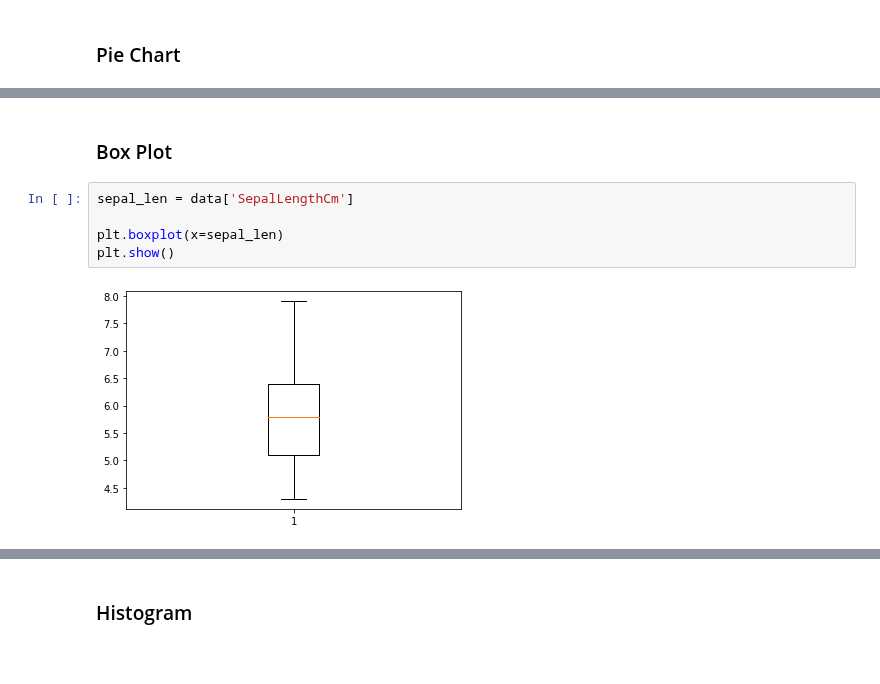
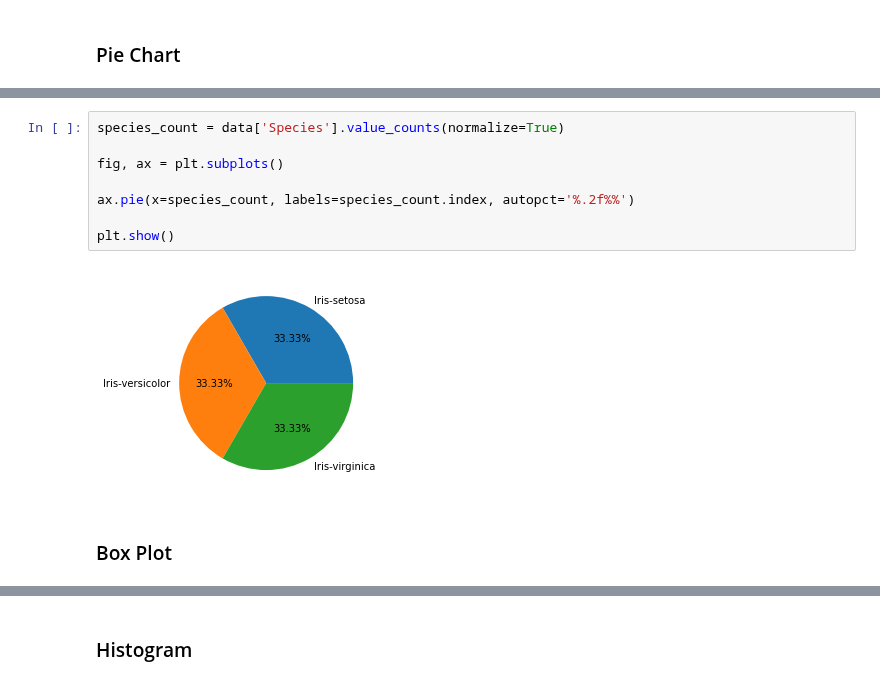
Before and after one commit to adhang/data-science-digital-skola, a Jupyter notebook: 15. Intermediate Visualization/Homework - Intermediate Visualization.ipynb, the cells around one changed output, grey strips where cells are left out. Saved outputs shown, nothing was run; the diff lists cells and outputs as text; blank space fills up the shorter version.

```diff
--- a/15. Intermediate Visualization/Homework - Intermediate Visualization.ipynb
+++ b/15. Intermediate Visualization/Homework - Intermediate Visualization.ipynb
@@ -233,12 +299,15 @@ plt.pie(x=species_count, labels=species_count.index)
 plt.show()
 # %% [output]
 [figure]
+# %%
+species_count = data['Species'].value_counts(normalize=True)
+
+fig, ax = plt.subplots()
+
+ax.pie(x=species_count, labels=species_count.index, autopct='%.2f%%')
+
+plt.show()
+# %% [output]
+[figure, added]
 # %% [markdown]
 ### Box Plot
-# %%
-sepal_len = data['SepalLengthCm']
-
-plt.boxplot(x=sepal_len)
-plt.show()
-# %% [output]
-[figure, removed]
```
Also changed, not shown: parts of 26 cells of this notebook.
